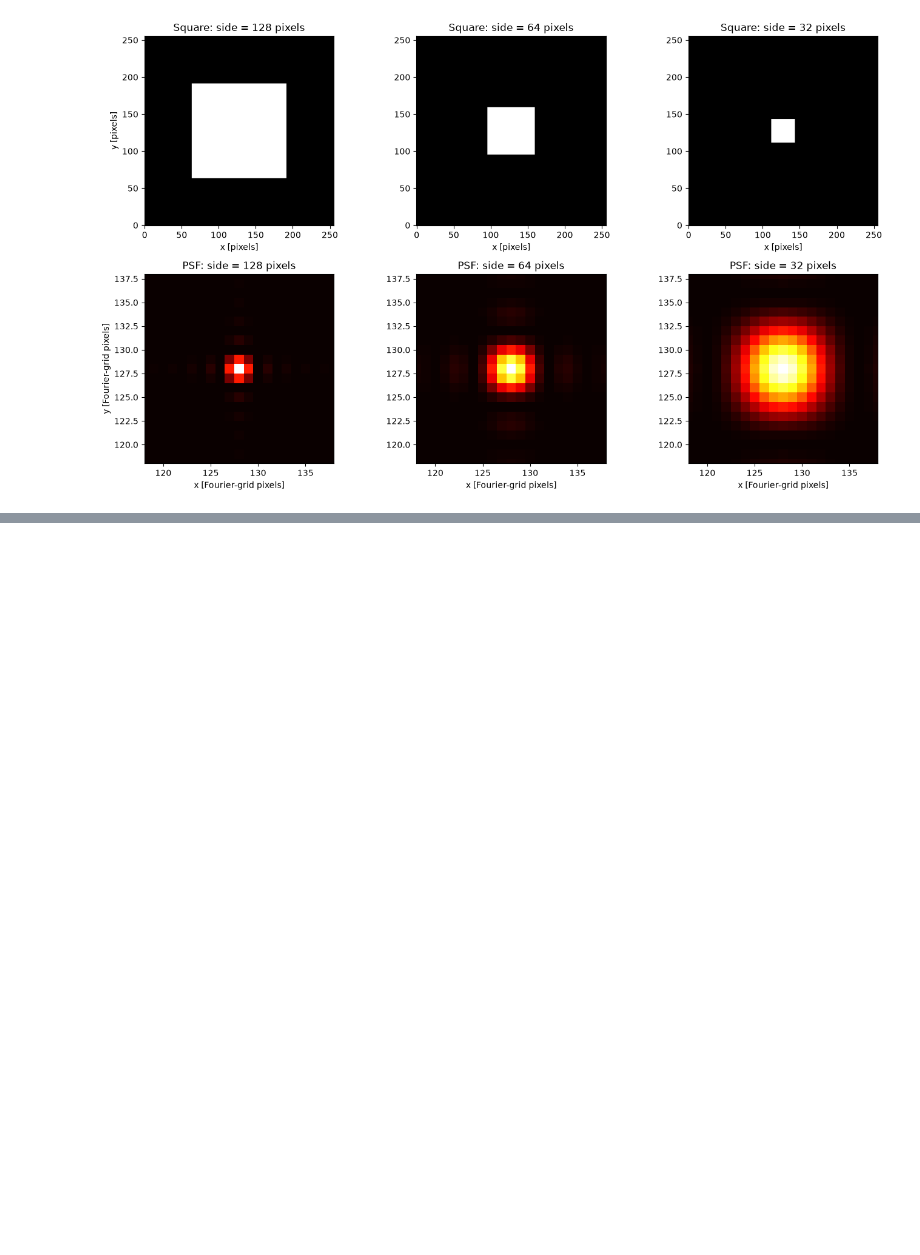
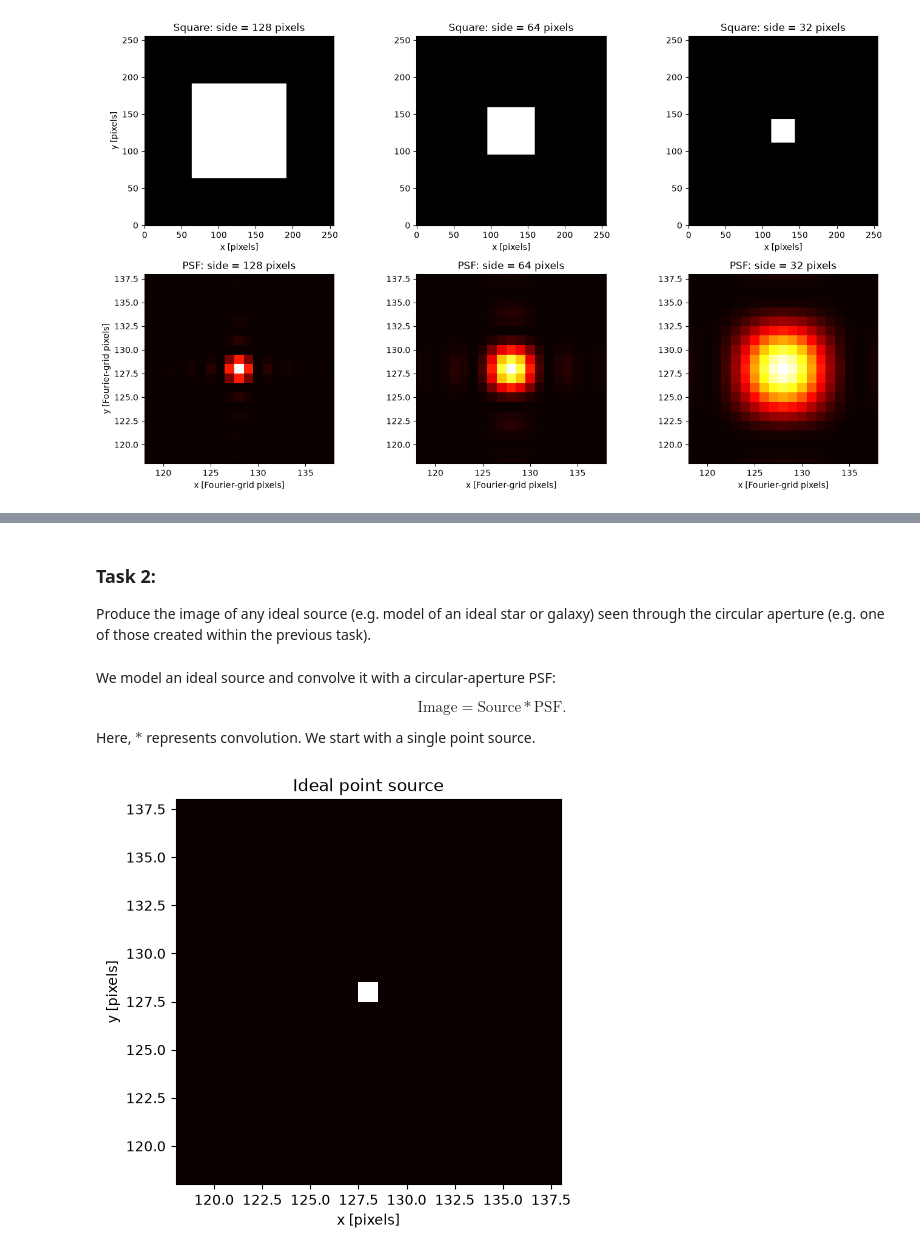
Before and after one commit to Natalia985/Third-semester-MASS, a Jupyter notebook: Astrophysical_Techniques/HW2_Image_Formation.ipynb, the cells around one changed output, grey strips where cells are left out. Cells and saved outputs as stored; diff of their text form; code cells hidden in the pictures; blank space fills up the shorter version.

```diff
--- a/Astrophysical_Techniques/HW2_Image_Formation.ipynb
+++ b/Astrophysical_Techniques/HW2_Image_Formation.ipynb
@@ -332,0 +428,27 @@ plt.show()
+# %% [markdown]
+### Task 2:
+Produce the image of any ideal source (e.g. model of an ideal star or galaxy) seen
+through the circular aperture (e.g. one of those created within the previous task).
+# %% [markdown]
+We model an ideal source and convolve it with a circular-aperture PSF:
+
+$$
+\mathrm{Image} = \mathrm{Source} * \mathrm{PSF}.
+$$
+
+Here, $*$ represents convolution. We start with a single point source.
+# %%
+# Ideal point source at the centre
+source = np.zeros((N, N))
+source[yc, xc] = 1
+
+plt.figure(figsize=(5, 5))
+plt.imshow(source, cmap="hot", origin="lower", vmin=0, vmax=1)
+plt.xlim(xc - 10, xc + 10)
+plt.ylim(yc - 10, yc + 10)
+plt.title("Ideal point source")
+plt.xlabel("x [pixels]")
+plt.ylabel("y [pixels]")
+plt.show()
+# %% [output]
+[figure, added]
```
Also changed, not shown: parts of 38 cells of this notebook, 4 other files.
